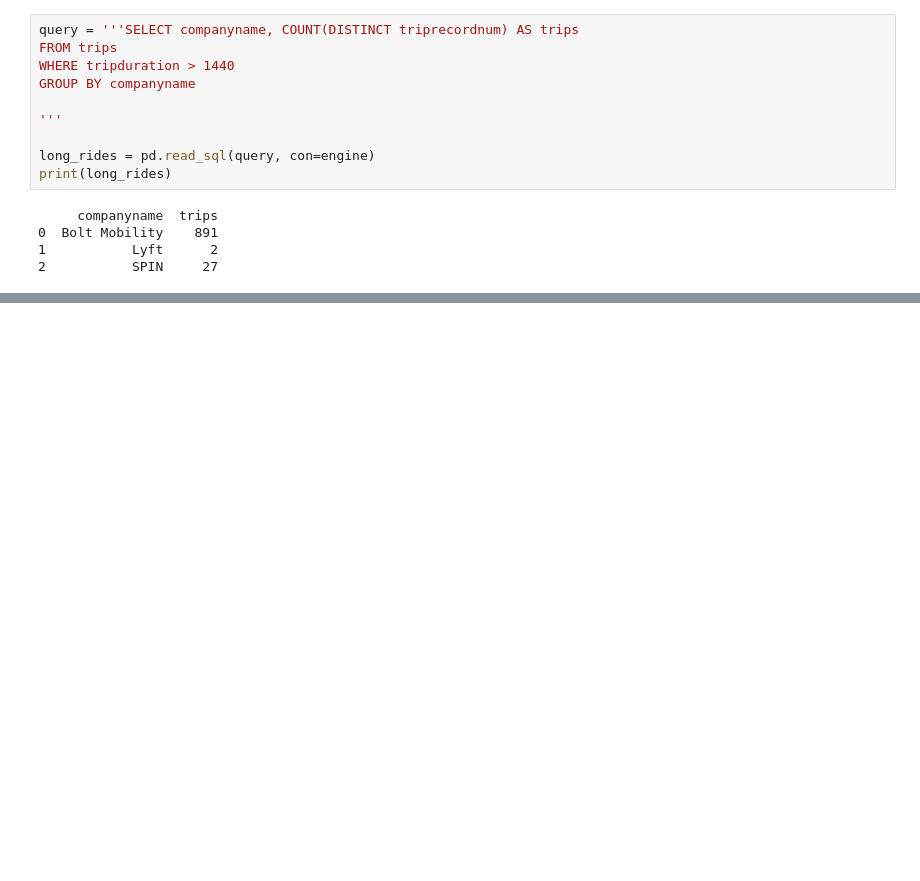
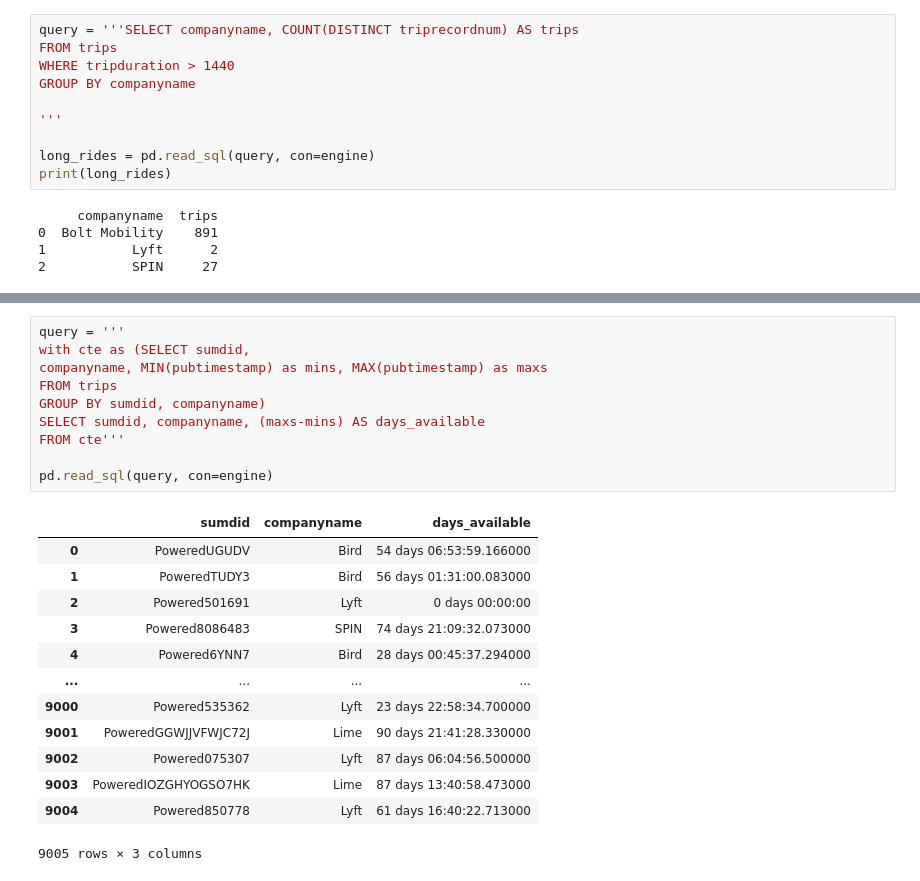
Before and after one commit to NSS-Data-Analytics-Cohort-8/scooter-partner1-yo_dawg_i_heard_you_liked_queries, a Jupyter notebook: notebooks/scooters.ipynb, the cells around one changed output, grey strips where cells are left out. Cells and saved outputs as stored; diff of their text form; blank space fills up the shorter version.

```diff
--- a/notebooks/scooters.ipynb
+++ b/notebooks/scooters.ipynb
@@ -622,0 +664,24 @@ print(long_rides)
+# %%
+query = '''
+with cte as (SELECT sumdid,
+companyname, MIN(pubtimestamp) as mins, MAX(pubtimestamp) as maxs
+FROM trips
+GROUP BY sumdid, companyname)
+SELECT sumdid, companyname, (maxs-mins) AS days_available
+FROM cte'''
+
+pd.read_sql(query, con=engine)
+# %% [output]
+|  | sumdid | companyname | days_available |
+| 0 | PoweredUGUDV | Bird | 54 days 06:53:59.166000 |
+| 1 | PoweredTUDY3 | Bird | 56 days 01:31:00.083000 |
+| 2 | Powered501691 | Lyft | 0 days 00:00:00 |
+| 3 | Powered8086483 | SPIN | 74 days 21:09:32.073000 |
+| 4 | Powered6YNN7 | Bird | 28 days 00:45:37.294000 |
+| ... | ... | ... | ... |
+| 9000 | Powered535362 | Lyft | 23 days 22:58:34.700000 |
+| 9001 | PoweredGGWJJVFWJC72J | Lime | 90 days 21:41:28.330000 |
+| 9002 | Powered075307 | Lyft | 87 days 06:04:56.500000 |
+| 9003 | PoweredIOZGHYOGSO7HK | Lime | 87 days 13:40:58.473000 |
+| 9004 | Powered850778 | Lyft | 61 days 16:40:22.713000 |
+9005 rows × 3 columns
```
Also changed, not shown: parts of 6 cells of this notebook.
